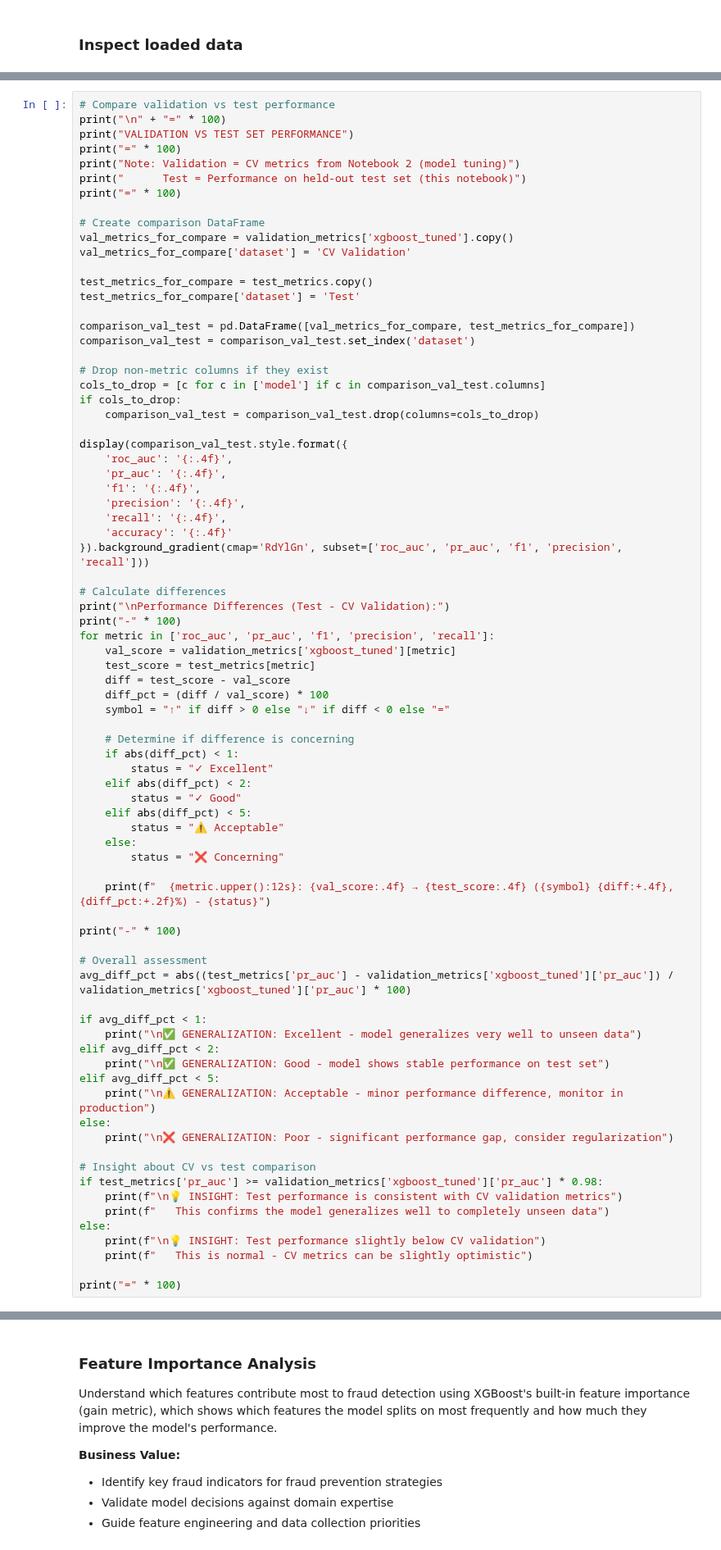
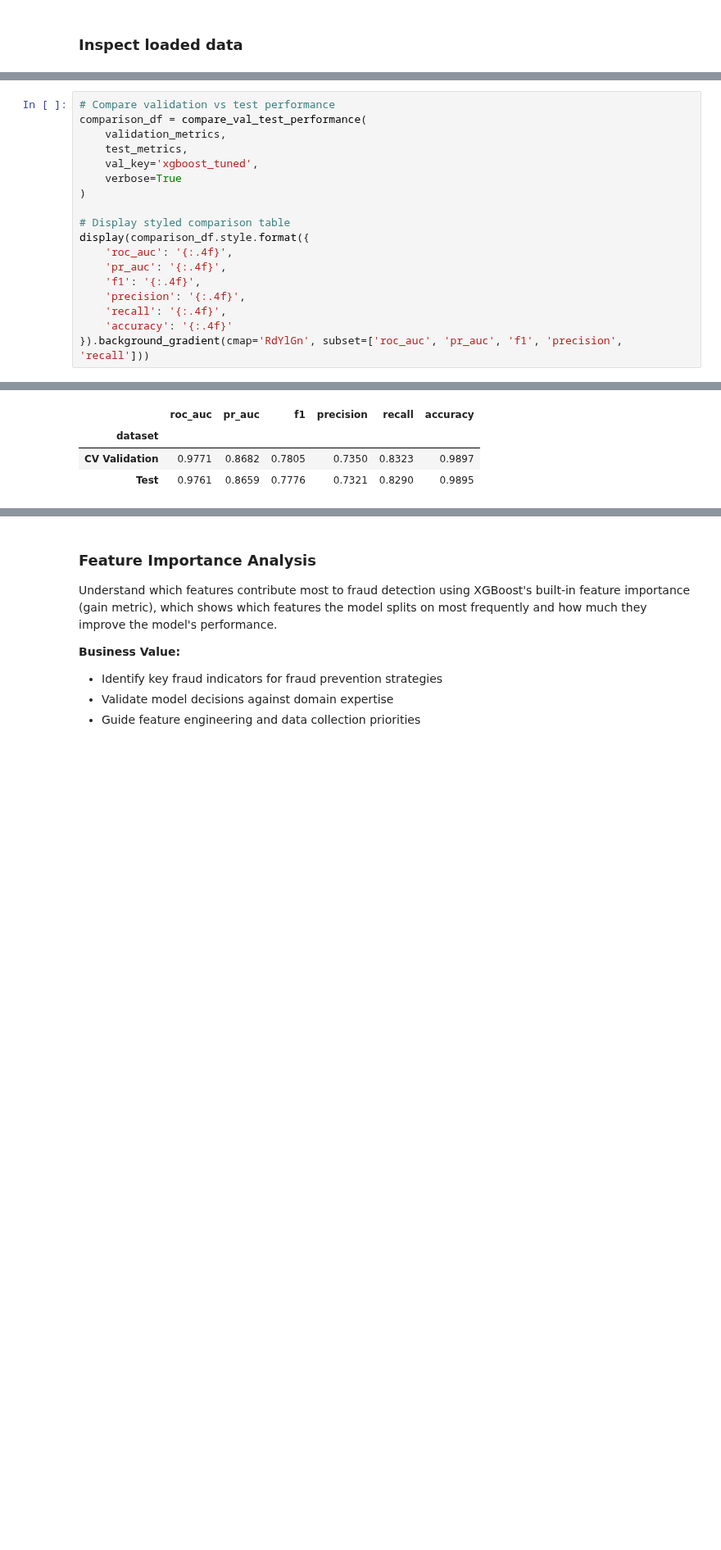
Before and after one commit to frederick-douglas-pearce/e-commerce-fraud-detection, a Jupyter notebook: notebooks/fd3_model_evaluation_deployment.ipynb, the cells around one changed output, grey strips where cells are left out. Shown at 82% size. Saved outputs shown, nothing was run; the diff lists cells and outputs as text; blank space fills up the shorter version.

```diff
--- a/notebooks/fd3_model_evaluation_deployment.ipynb
+++ b/notebooks/fd3_model_evaluation_deployment.ipynb
@@ -445,28 +391,14 @@ test_metrics = evaluate_model(
 # %%
 # Compare validation vs test performance
-print("\n" + "=" * 100)
-print("VALIDATION VS TEST SET PERFORMANCE")
-print("=" * 100)
-print("Note: Validation = CV metrics from Notebook 2 (model tuning)")
-print("      Test = Performance on held-out test set (this notebook)")
-print("=" * 100)
+comparison_df = compare_val_test_performance(
+    validation_metrics,
+    test_metrics,
+    val_key='xgboost_tuned',
+    verbose=True
+)
 
-# Create comparison DataFrame
-val_metrics_for_compare = validation_metrics['xgboost_tuned'].copy()
-val_metrics_for_compare['dataset'] = 'CV Validation'
-
-test_metrics_for_compare = test_metrics.copy()
-test_metrics_for_compare['dataset'] = 'Test'
-
-comparison_val_test = pd.DataFrame([val_metrics_for_compare, test_metrics_for_compare])
-comparison_val_test = comparison_val_test.set_index('dataset')
-
-# Drop non-metric columns if they exist
-cols_to_drop = [c for c in ['model'] if c in comparison_val_test.columns]
-if cols_to_drop:
-    comparison_val_test = comparison_val_test.drop(columns=cols_to_drop)
-
-display(comparison_val_test.style.format({
+# Display styled comparison table
+display(comparison_df.style.format({
     'roc_auc': '{:.4f}',
     'pr_auc': '{:.4f}',
     'f1': '{:.4f}',
@@ -474,49 +406,4 @@ display(comparison_val_test.style.format({
     'recall': '{:.4f}',
     'accuracy': '{:.4f}'
 }).background_gradient(cmap='RdYlGn', subset=['roc_auc', 'pr_auc', 'f1', 'precision', 'recall']))
-
-# Calculate differences
-print("\nPerformance Differences (Test - CV Validation):")
-print("-" * 100)
-for metric in ['roc_auc', 'pr_auc', 'f1', 'precision', 'recall']:
-    val_score = validation_metrics['xgboost_tuned'][metric]
-    test_score = test_metrics[metric]
-    diff = test_score - val_score
-    diff_pct = (diff / val_score) * 100
-    symbol = "↑" if diff > 0 else "↓" if diff < 0 else "="
-
-    # Determine if difference is concerning
-    if abs(diff_pct) < 1:
-        status = "✓ Excellent"
-    elif abs(diff_pct) < 2:
-        status = "✓ Good"
-    elif abs(diff_pct) < 5:
-        status = "⚠ Acceptable"
-    else:
-        status = "❌ Concerning"
-
-    print(f"  {metric.upper():12s}: {val_score:.4f} → {test_score:.4f} ({symbol} {diff:+.4f}, {diff_pct:+.2f}%) - {status}")
-
-print("-" * 100)
-
-# Overall assessment
-avg_diff_pct = abs((test_metrics['pr_auc'] - validation_metrics['xgboost_tuned']['pr_auc']) / validation_metrics['xgboost_tuned']['pr_auc'] * 100)
-
-if avg_diff_pct < 1:
-    print("\n✅ GENERALIZATION: Excellent - model generalizes very well to unseen data")
-elif avg_diff_pct < 2:
-    print("\n✅ GENERALIZATION: Good - model shows stable performance on test set")
-elif avg_diff_pct < 5:
-    print("\n⚠ GENERALIZATION: Acceptable - minor performance difference, monitor in production")
-else:
-    print("\n❌ GENERALIZATION: Poor - significant performance gap, consider regularization")
-
-# Insight about CV vs test comparison
-if test_metrics['pr_auc'] >= validation_metrics['xgboost_tuned']['pr_auc'] * 0.98:
-    print(f"\n💡 INSIGHT: Test performance is consistent with CV validation metrics")
-    print(f"   This confirms the model generalizes well to completely unseen data")
-else:
-    print(f"\n💡 INSIGHT: Test performance slightly below CV validation")
-    print(f"   This is normal - CV metrics can be slightly optimistic")
-
-print("=" * 100)
+# %% [output]
@@ -523 +427,5 @@ print("=" * 100)
+|  | roc_auc | pr_auc | f1 | precision | recall | accuracy |
+| dataset |  |  |  |  |  |  |
+| CV Validation | 0.9771 | 0.8682 | 0.7805 | 0.7350 | 0.8323 | 0.9897 |
+| Test | 0.9761 | 0.8659 | 0.7776 | 0.7321 | 0.8290 | 0.9895 |
 # %%
```
Also changed, not shown: parts of 20 cells of this notebook, 12 other files.
